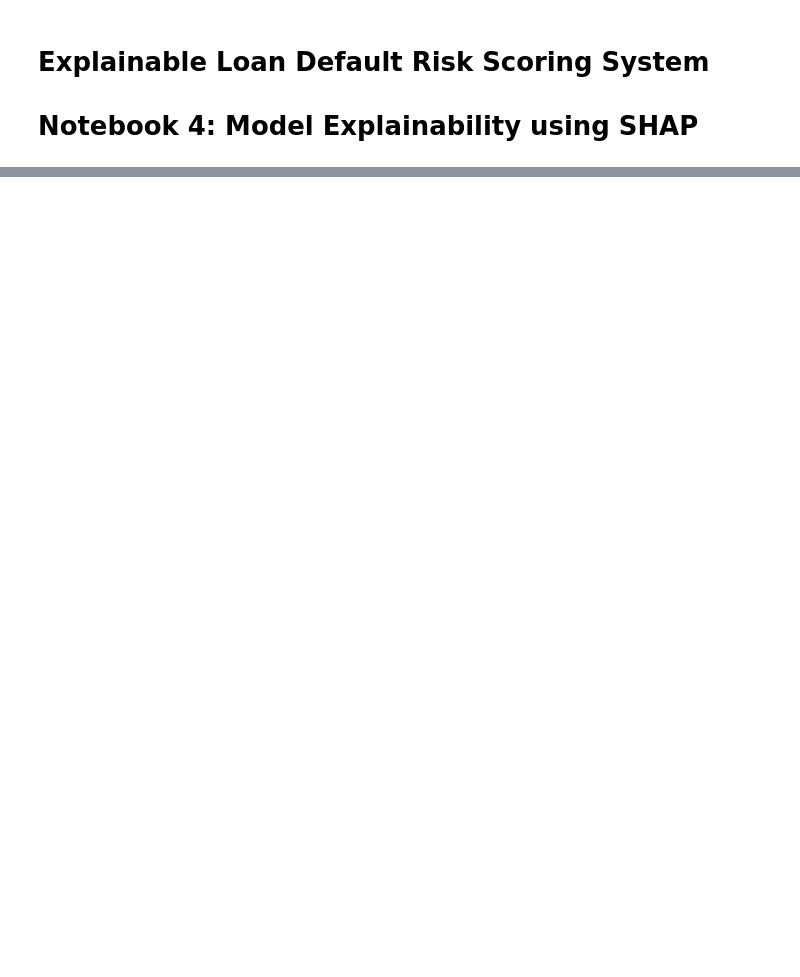
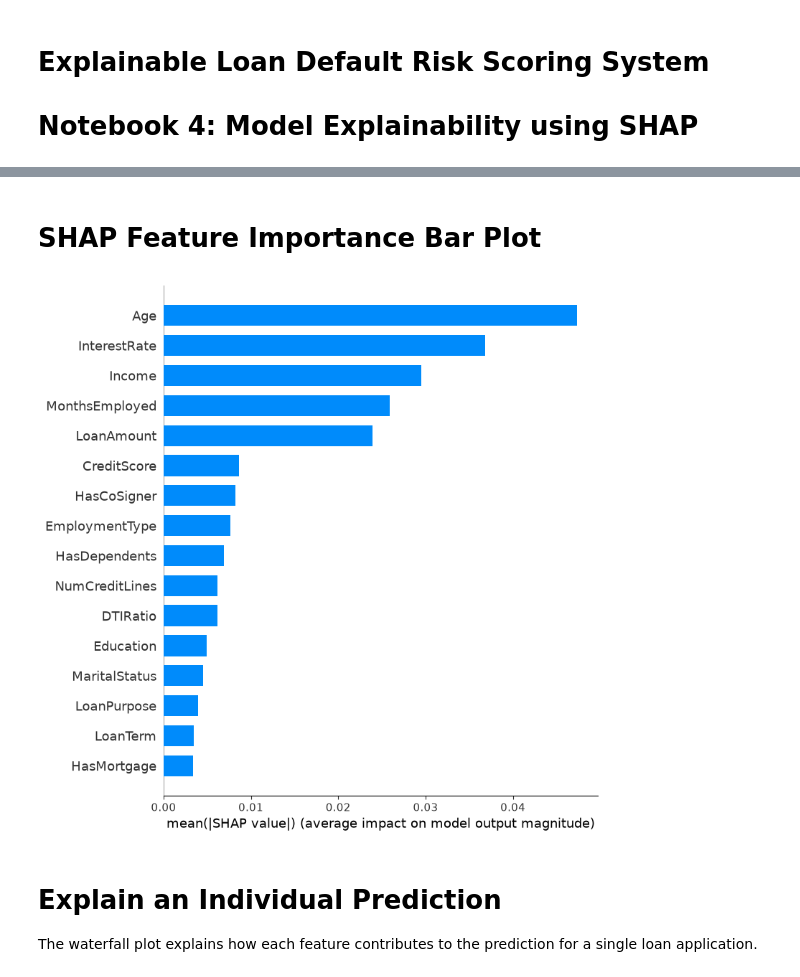
Before and after one commit to jyothika-aiml/Explainable-Loan-Default-Risk-Scoring-System, a Jupyter notebook: notebooks/04_Model_Explainability.ipynb, the cells around one changed output, grey strips where cells are left out. Cells and saved outputs as stored; diff of their text form; code cells hidden in the pictures; blank space fills up the shorter version.

```diff
--- a/notebooks/04_Model_Explainability.ipynb
+++ b/notebooks/04_Model_Explainability.ipynb
@@ -171,0 +149,14 @@ print(X_test.shape)
+# %% [markdown]
+# SHAP Feature Importance Bar Plot
+# %%
+shap.summary_plot(
+    shap_values[:, :, 1],
+    X_sample,
+    plot_type="bar"
+)
+# %% [output]
+[figure, added]
+# %% [markdown]
+# Explain an Individual Prediction
+
+The waterfall plot explains how each feature contributes to the prediction for a single loan application.
```
Also changed, not shown: parts of 33 cells of this notebook.
